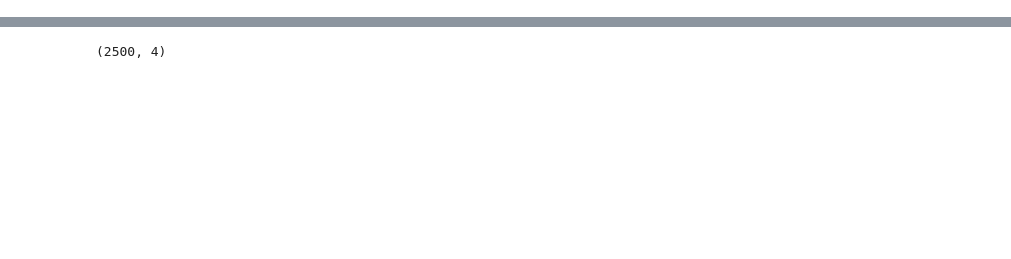
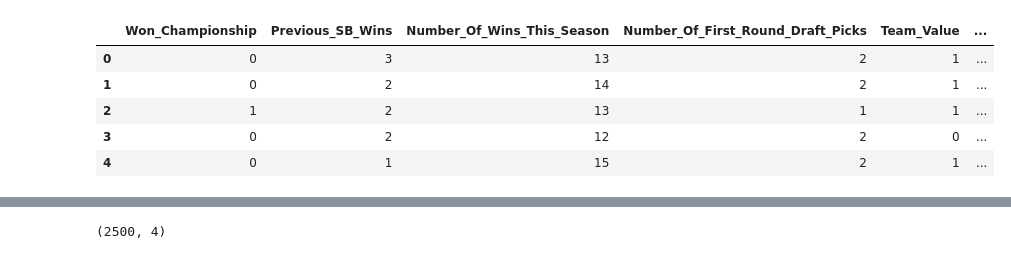
Before and after one commit to Sudhir22/Big-Game-Prediction, a Jupyter notebook: Model_Tree+Forest.ipynb, the cells around one changed output, grey strips where cells are left out. Drawn from its saved outputs; the diff is of its cells as text; code cells hidden in the pictures; blank space fills up the shorter version.

```diff
--- a/Model_Tree+Forest.ipynb
+++ b/Model_Tree+Forest.ipynb
@@ -77 +102,10 @@ sns.heatmap(data_corr)
+# %%
+train_data.head()
+# %% [output]
+|  | Won_Championship | Previous_SB_Wins | Number_Of_Wins_This_Season | Number_Of_First_Round_Draft_Picks | Team_Value | ... |
+| 0 | 0 | 3 | 13 | 2 | 1 | ... |
+| 1 | 0 | 2 | 14 | 2 | 1 | ... |
+| 2 | 1 | 2 | 13 | 1 | 1 | ... |
+| 3 | 0 | 2 | 12 | 2 | 0 | ... |
+| 4 | 0 | 1 | 15 | 2 | 1 | ... |
 # %%
```
Also changed, not shown: parts of 19 cells of this notebook.
